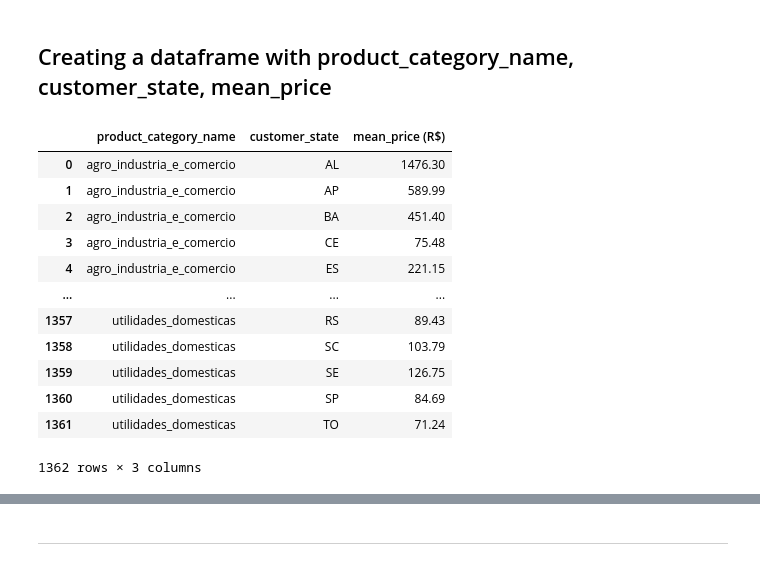
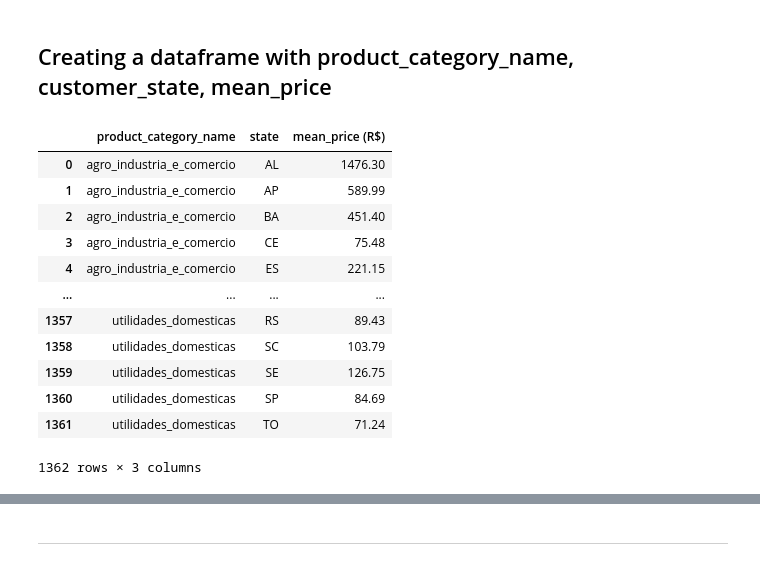
Before and after one commit to maralosil/network-science, a Jupyter notebook: brazil_sales_marketplace_olist.ipynb, the cells around one changed output, grey strips where cells are left out. Cells and saved outputs as stored; diff of their text form; code cells hidden in the pictures.

```diff
--- a/brazil_sales_marketplace_olist.ipynb
+++ b/brazil_sales_marketplace_olist.ipynb
@@ -268,16 +270,16 @@ Number of states: 27
 # %%
 # grouping information
 final_dataframe = orders_final_2.groupby(['product_category_name','customer_state'])['price'].mean().to_frame().reset_index()
 
-#Rename price column
-final_dataframe.rename(columns = {'price': 'mean_price (R$)'}, inplace = True)
+#Rename price and customer state columns
+final_dataframe.rename(columns = {'price': 'mean_price (R$)', 'customer_state' : 'state'}, inplace = True)
 
 #Rounding the price to two decimal places
 final_dataframe['mean_price (R$)'] = final_dataframe['mean_price (R$)'].apply(lambda x : round(x,2))
 
 final_dataframe
 # %% [output]
-|  | product_category_name | customer_state | mean_price (R$) |
+|  | product_category_name | state | mean_price (R$) |
 | 0 | agro_industria_e_comercio | AL | 1476.30 |
 | 1 | agro_industria_e_comercio | AP | 589.99 |
 | 2 | agro_industria_e_comercio | BA | 451.40 |
```
Also changed, not shown: parts of 9 cells of this notebook, 1 other file.
